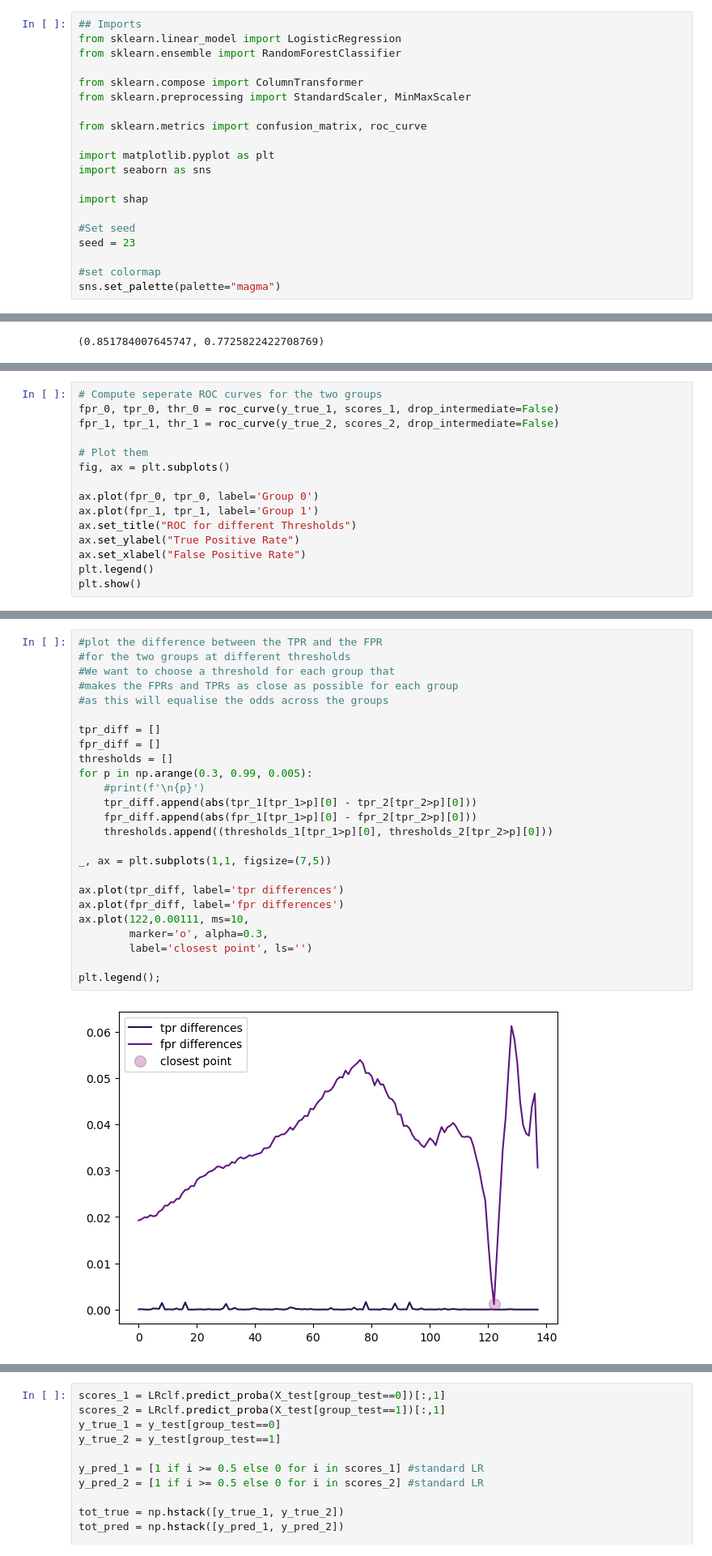
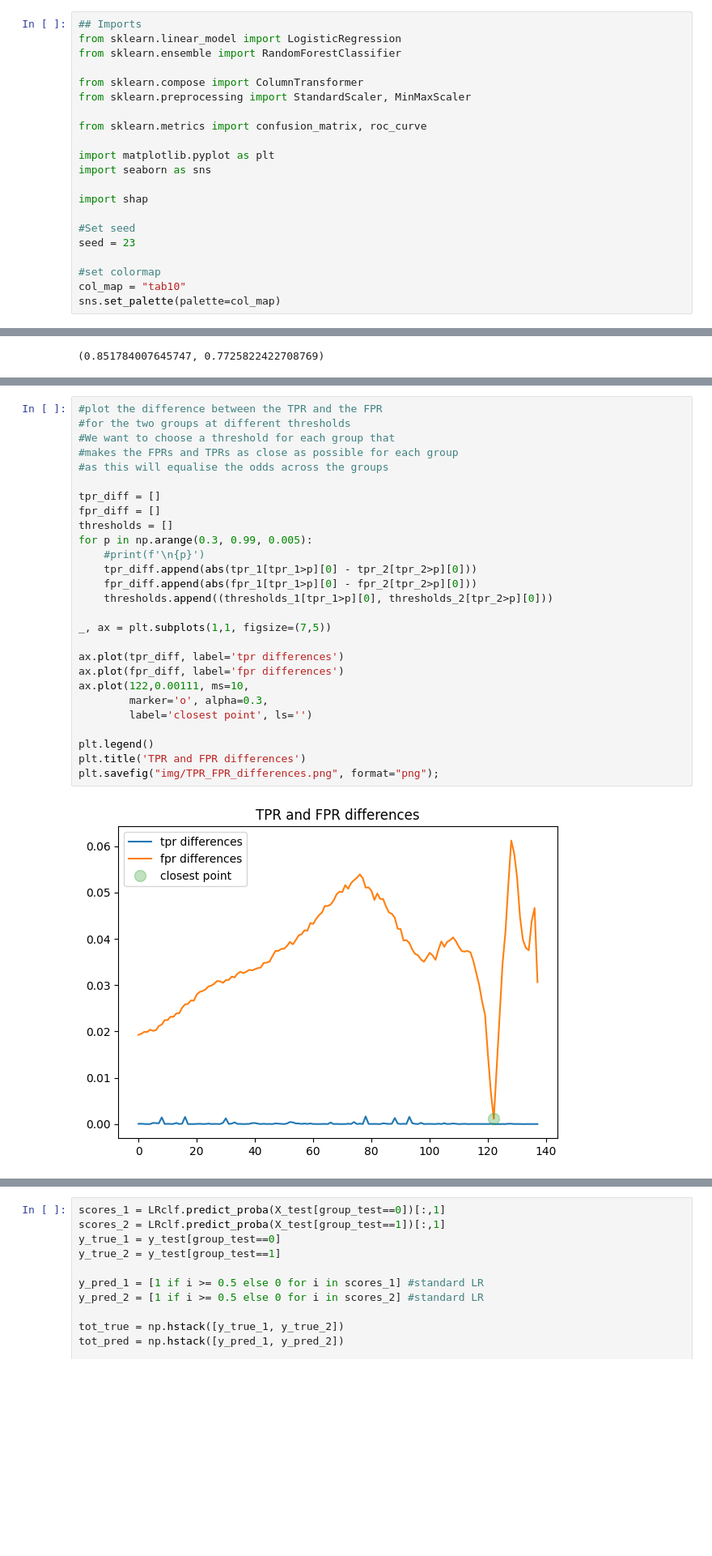
Before and after one commit to Xannadoo/Algorithmic_Fairness_Mandatories, a Jupyter notebook: Mandatory_1/afae24-assignment.ipynb, the cells around one changed output, grey strips where cells are left out. Shown at 81% size. Saved outputs shown, nothing was run; the diff lists cells and outputs as text; blank space fills up the shorter version.

```diff
--- a/Mandatory_1/afae24-assignment.ipynb
+++ b/Mandatory_1/afae24-assignment.ipynb
@@ -121,7 +121,8 @@ import shap
 seed = 23
 
 #set colormap
-sns.set_palette(palette="magma")
+col_map = "tab10"
+sns.set_palette(palette=col_map)
 # %% [markdown]
 ## Task 1 (Classifiers and fairness considerations)
 1. Starting from the template, train two different classifiers on the training data: a white-box
@@ -522,15 +535,0 @@ tpr_1[(0.4999<thresholds_1)&(thresholds_1<0.5001)], tpr_2[(0.49999<thresholds_2)
-# %%
-# Compute seperate ROC curves for the two groups
-fpr_0, tpr_0, thr_0 = roc_curve(y_true_1, scores_1, drop_intermediate=False)
-fpr_1, tpr_1, thr_1 = roc_curve(y_true_2, scores_2, drop_intermediate=False)
-
-# Plot them
-fig, ax = plt.subplots()
-
-ax.plot(fpr_0, tpr_0, label='Group 0')
-ax.plot(fpr_1, tpr_1, label='Group 1')
-ax.set_title("ROC for different Thresholds")
-ax.set_ylabel("True Positive Rate")
-ax.set_xlabel("False Positive Rate")
-plt.legend()
-plt.show()
@@ -539,30 +536,32 @@ plt.show()
 # %%
 #plot the difference between the TPR and the FPR
 #for the two groups at different thresholds
 #We want to choose a threshold for each group that
 #makes the FPRs and TPRs as close as possible for each group
 #as this will equalise the odds across the groups
 
 tpr_diff = []
 fpr_diff = []
 thresholds = []
 for p in np.arange(0.3, 0.99, 0.005):
     #print(f'\n{p}')
     tpr_diff.append(abs(tpr_1[tpr_1>p][0] - tpr_2[tpr_2>p][0]))
     fpr_diff.append(abs(fpr_1[tpr_1>p][0] - fpr_2[tpr_2>p][0]))
     thresholds.append((thresholds_1[tpr_1>p][0], thresholds_2[tpr_2>p][0]))
 
 _, ax = plt.subplots(1,1, figsize=(7,5))
 
 ax.plot(tpr_diff, label='tpr differences')
 ax.plot(fpr_diff, label='fpr differences')
 ax.plot(122,0.00111, ms=10,
         marker='o', alpha=0.3,
         label='closest point', ls='')
 
-plt.legend();
+plt.legend()
+plt.title('TPR and FPR differences')
+plt.savefig("img/TPR_FPR_differences.png", format="png");
 # %% [output]
-[figure, old version]
+[figure, new version]
 # %%
 #choose the point with smallest differences between the groups tpr, and fpr rates.
 
```
Also changed, not shown: parts of 21 cells of this notebook, 14 other files.
